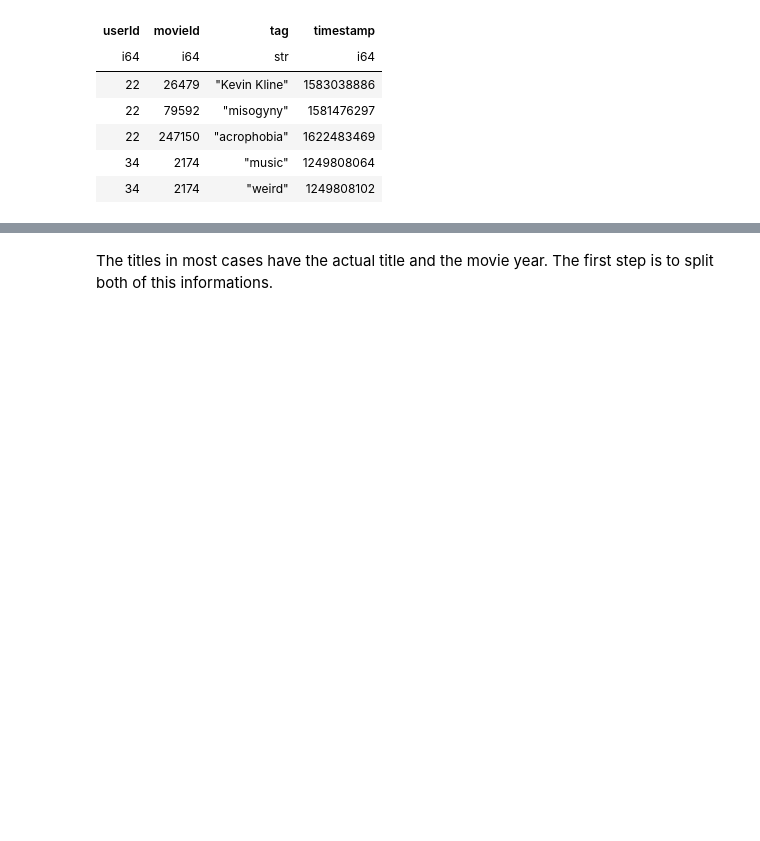
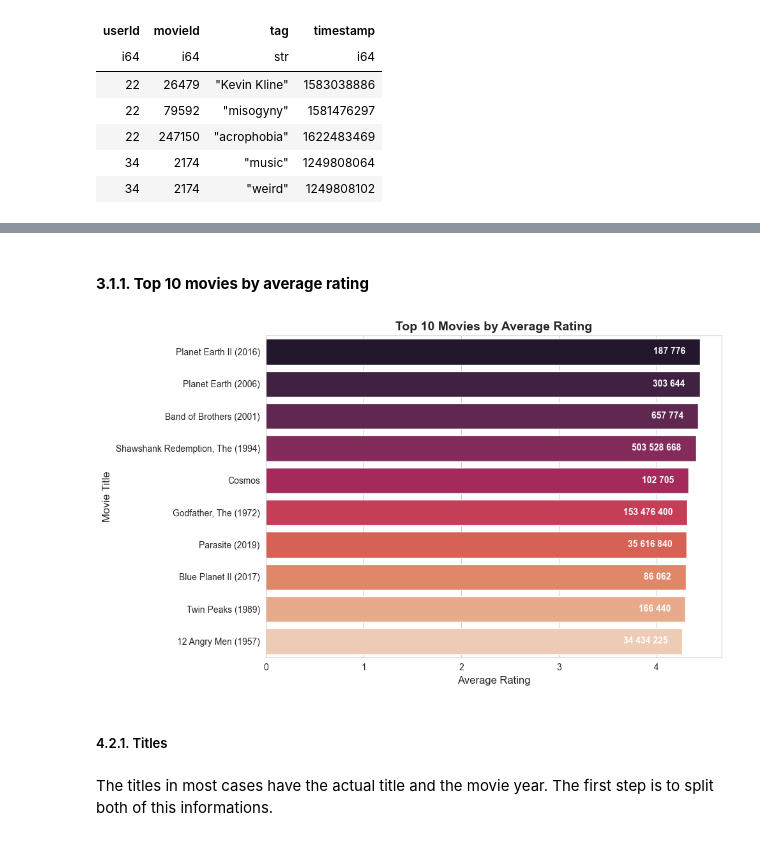
Before and after one commit to ritamaravilhamarques/BDF25_7, a Jupyter notebook: BDF25_7_data/big_data/ml-32m/Notebook.ipynb, the cells around one changed output, grey strips where cells are left out. Drawn from its saved outputs; the diff is of its cells as text; code cells hidden in the pictures; blank space fills up the shorter version.

```diff
--- a/BDF25_7_data/big_data/ml-32m/Notebook.ipynb
+++ b/BDF25_7_data/big_data/ml-32m/Notebook.ipynb
@@ -82,6 +91,6 @@ Note that on the first approach and exploration DuckBD was used locally and also
 # %%
 #check the available parquet files
-files = [f for f in os.listdir("data") if f.endswith(".parquet")]
+files = [f for f in os.listdir("data") if f.endswith(".parquet")|f.endswith(".tsv")]
 print("Available Parquet files:")
 for f in files:
     print(f)
@@ -292,3 +324,54 @@ shape: (5, 7)
+# %% [markdown]
+#### **3.1.1. Top 10 movies by average rating**
+# %%
+top10_pl = (
+    df
+    .filter(pl.col("rating_count") > 10000)
+    .sort("average_rating", descending=True)
+    .select(["title", "average_rating", "rating_count"])
+    .head(10)
+)
+
+top10_pd = pd.DataFrame({
+    'title': top10_pl['title'].to_list(),
+    'average_rating': top10_pl['average_rating'].to_list(),
+    'rating_count': top10_pl['rating_count'].to_list()
+})
+
+fig, ax = plt.subplots(figsize=(10, 6))
+
+sns.barplot(
+    data=top10_pd,
+    x='average_rating',
+    y='title',
+    hue='title',
+    palette='rocket',
+    legend=False,
+    ax=ax
+)
+
+# Add the count of ratings inside the bars
+for i, (rating, count) in enumerate(zip(top10_pd['average_rating'], top10_pd['rating_count'])):
+    ax.text(
+        rating - 0.15,
+        i,
+        f"{count:,}".replace(",", " "),
+        va='center',
+        ha='right',
+        fontsize=10,
+        color='white',
+        fontweight='bold'
+    )
+
+ax.set_xlabel('Average Rating', fontsize=12)
+ax.set_ylabel('Movie Title', fontsize=12)
+ax.set_title('Top 10 Movies by Average Rating', fontsize=14, fontweight='bold')
+plt.tight_layout()
+plt.show()
+# %% [output]
+[figure, added]
+# %% [markdown]
+##### 4.2.1. Titles
 # %% [markdown]
 The titles in most cases have the actual title and the movie year. The first step is to split both of this informations.
 # %%
```
Also changed, not shown: parts of 55 cells of this notebook, 10 other files.
